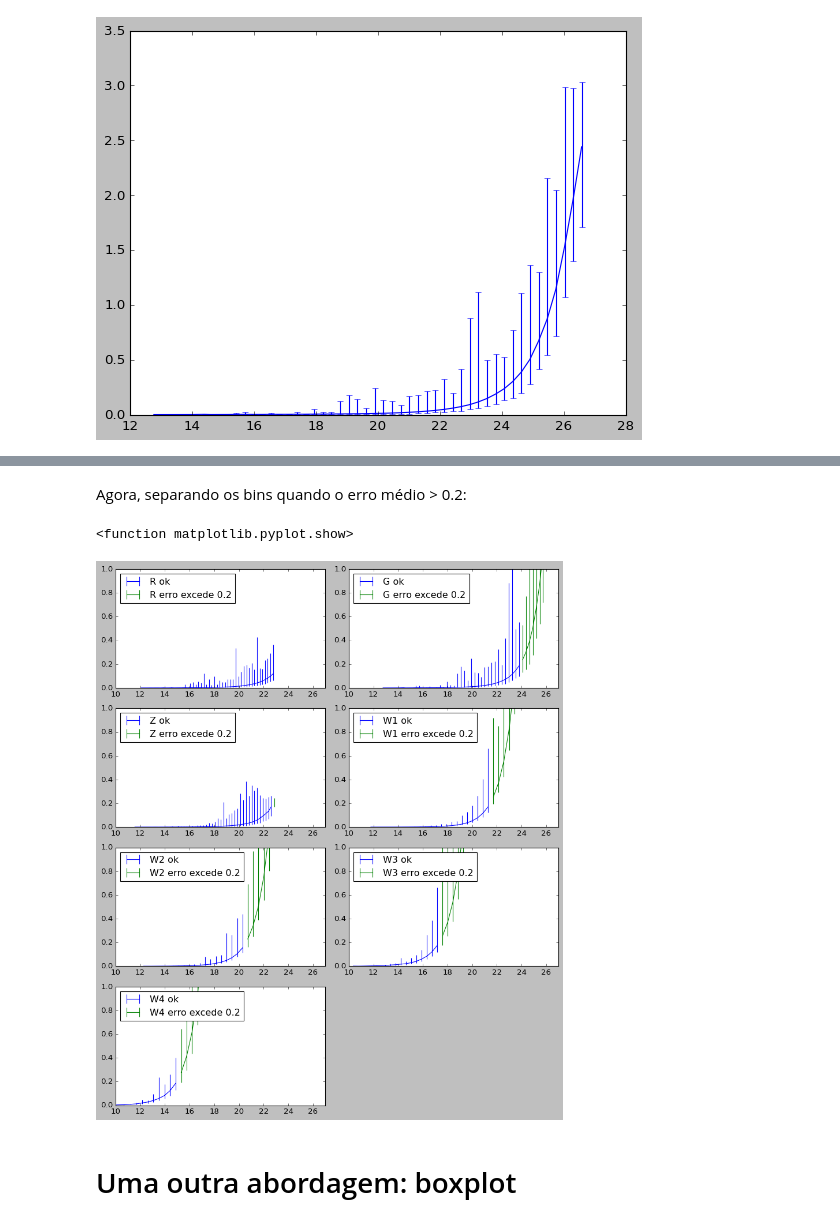
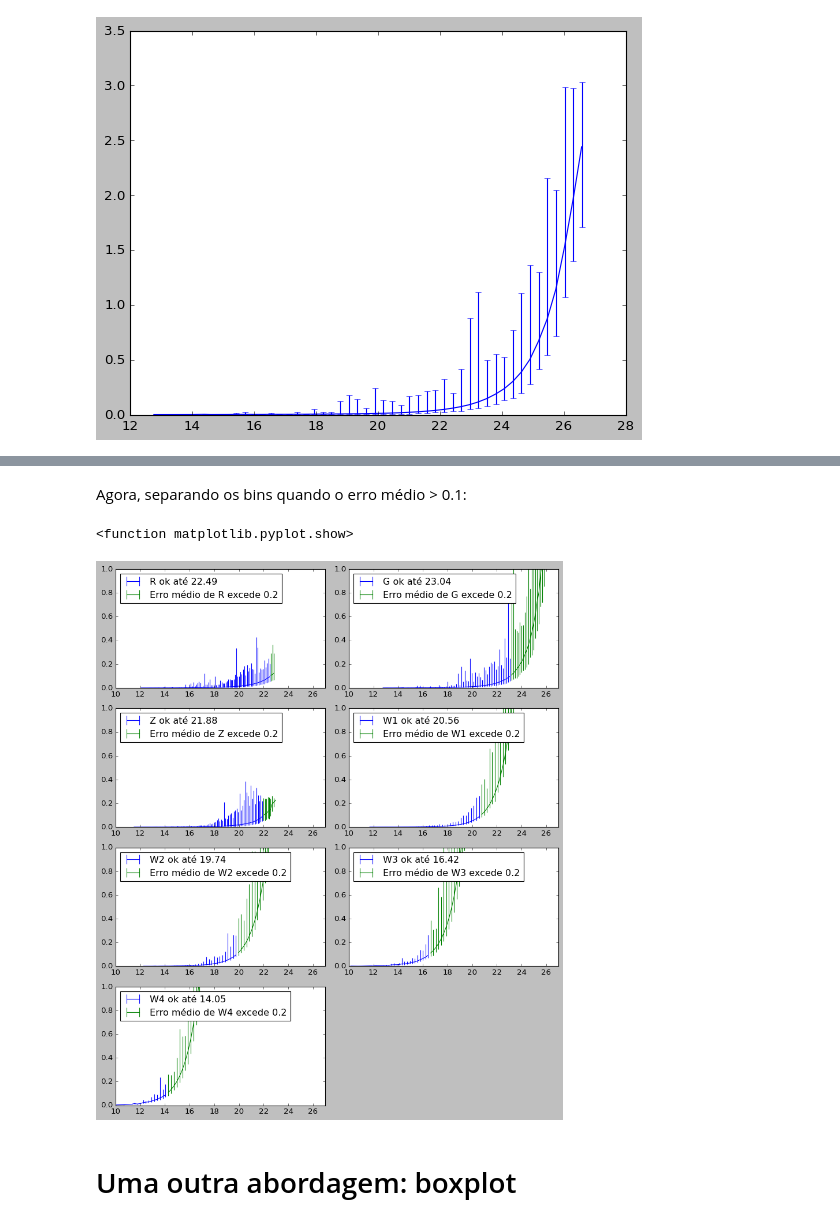
Before and after one commit to thiago-carneiro/mestrado, a Jupyter notebook: AstroInfo_Aula_CatalogLegacy3.ipynb, the cells around one changed output, grey strips where cells are left out. Cells and saved outputs as stored; diff of their text form; code cells hidden in the pictures.

```diff
--- a/AstroInfo_Aula_CatalogLegacy3.ipynb
+++ b/AstroInfo_Aula_CatalogLegacy3.ipynb
@@ -407,7 +407,7 @@ for cor in cores:
   mag_cor='MAG_'+cor
   erro_cor='MAGErr_'+cor
 
-  binned = pd.cut(DF[mag_cor],50)
+  binned = pd.cut(DF[mag_cor],100)
 
   erro_medio=list()
   erro_min=list()
@@ -478,5 +474,5 @@ plt.show
 # %% [markdown]
-Agora, separando os bins quando o erro médio > 0.2:
+Agora, separando os bins quando o erro médio > 0.1:
 # %%
 hor = 2
 ver = int(len(cores)/2)+1
@@ -485,47 +481,42 @@ plt.style.use('classic')
 
 fig = plt.figure(figsize=(10, 3*ver), constrained_layout=True)
 gs = fig.add_gridspec(ver, hor, left=0.1, right=0.5, wspace=0.1)
-
-
-binsize=0.2
-def binarange(arr, binsize):
-    return np.arange(np.nanmin(arr), np.nanmax(arr)+binsize, binsize)
 
 
 i=0
 for v in range(ver):
   for h in range(hor):
     if i >= len(cores):
       break
 
     cor=cores[i]
     mag_cor='MAG_'+cor
     erro_cor='MAGErr_'+cor
 
 
     fig.add_subplot(gs[v, h])
 
     plt.ylim(0,1)
     plt.xlim(10,27)
 
     tmp=df[cor]
-    cor_ok=tmp[tmp.ErroMédio<=0.2]
-    cor_not_ok=tmp[tmp.ErroMédio>0.2]
+    cor_ok=tmp[tmp.ErroMédio<=0.1]
+    cor_not_ok=tmp[tmp.ErroMédio>0.1]
 
     ax1 = plt.errorbar(cor_ok.index,cor_ok.ErroMédio,[-cor_ok.ErroMínimo+cor_ok.ErroMédio,cor_ok.ErroMáximo-cor_ok.ErroMédio],fmt='-',capsize=0) #capsize
-    ax1.set_label(cor+' ok')
+    ax1.set_label(f'{cor} ok até {cor_ok.index.max():4.2f}')
     ax2 = plt.errorbar(cor_not_ok.index,cor_not_ok.ErroMédio,[-cor_not_ok.ErroMínimo+cor_not_ok.ErroMédio,cor_not_ok.ErroMáximo-cor_not_ok.ErroMédio],fmt='-',capsize=0) #capsize
-    ax2.set_label(cor+' erro excede 0.2')
+    ax2.set_label(f'Erro médio de {cor} excede 0.2')
     plt.legend(loc='upper left')
 
     #plt.axvline(mag_corte[cor])
 
     i+=1
 
 plt.show
 # %% [output]
 <function matplotlib.pyplot.show>
-[figure, old version]
+[figure, new version]
 # %% [markdown]
 # Uma outra abordagem: boxplot
 # %%
```
Also changed, not shown: parts of 2 cells of this notebook.
